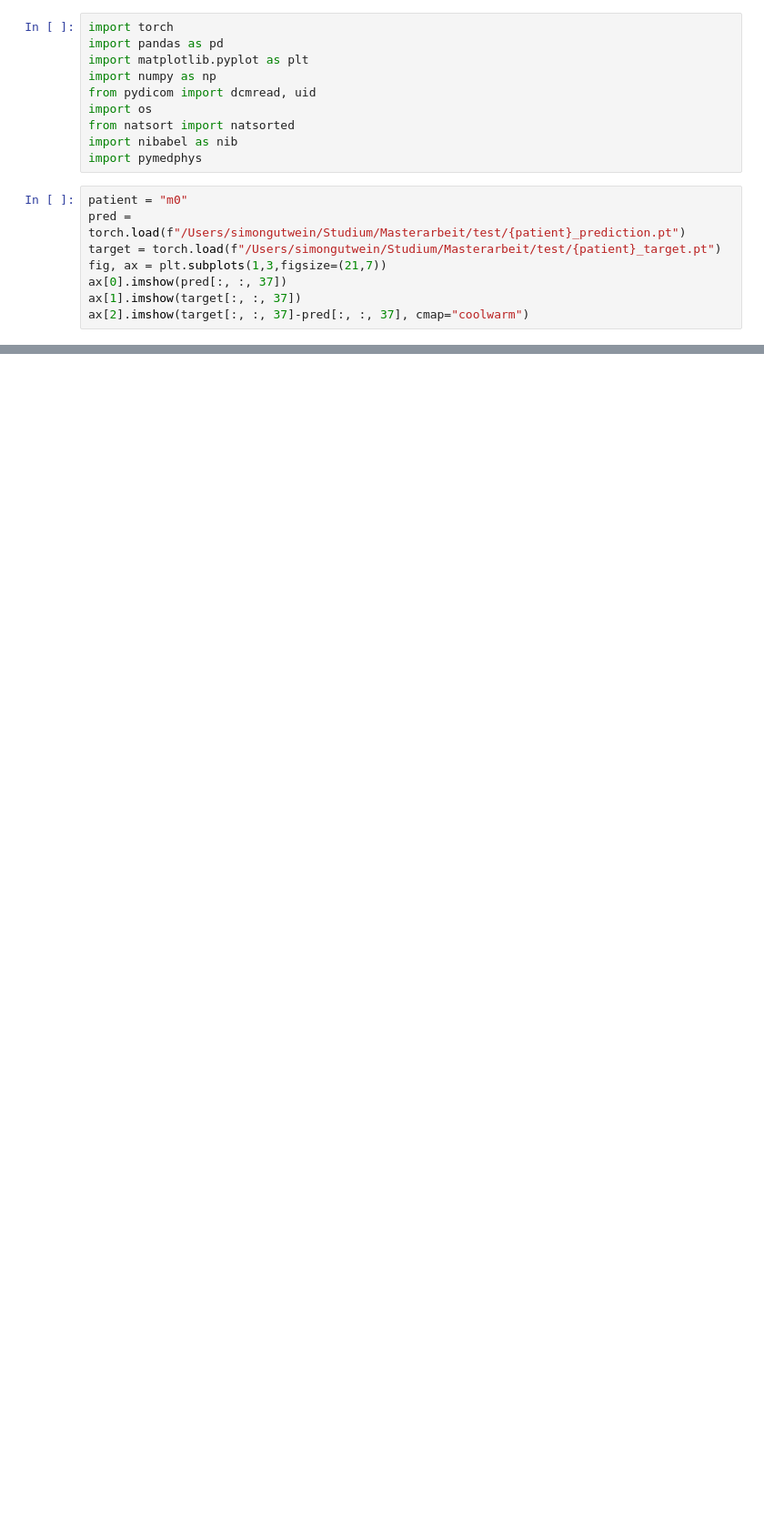
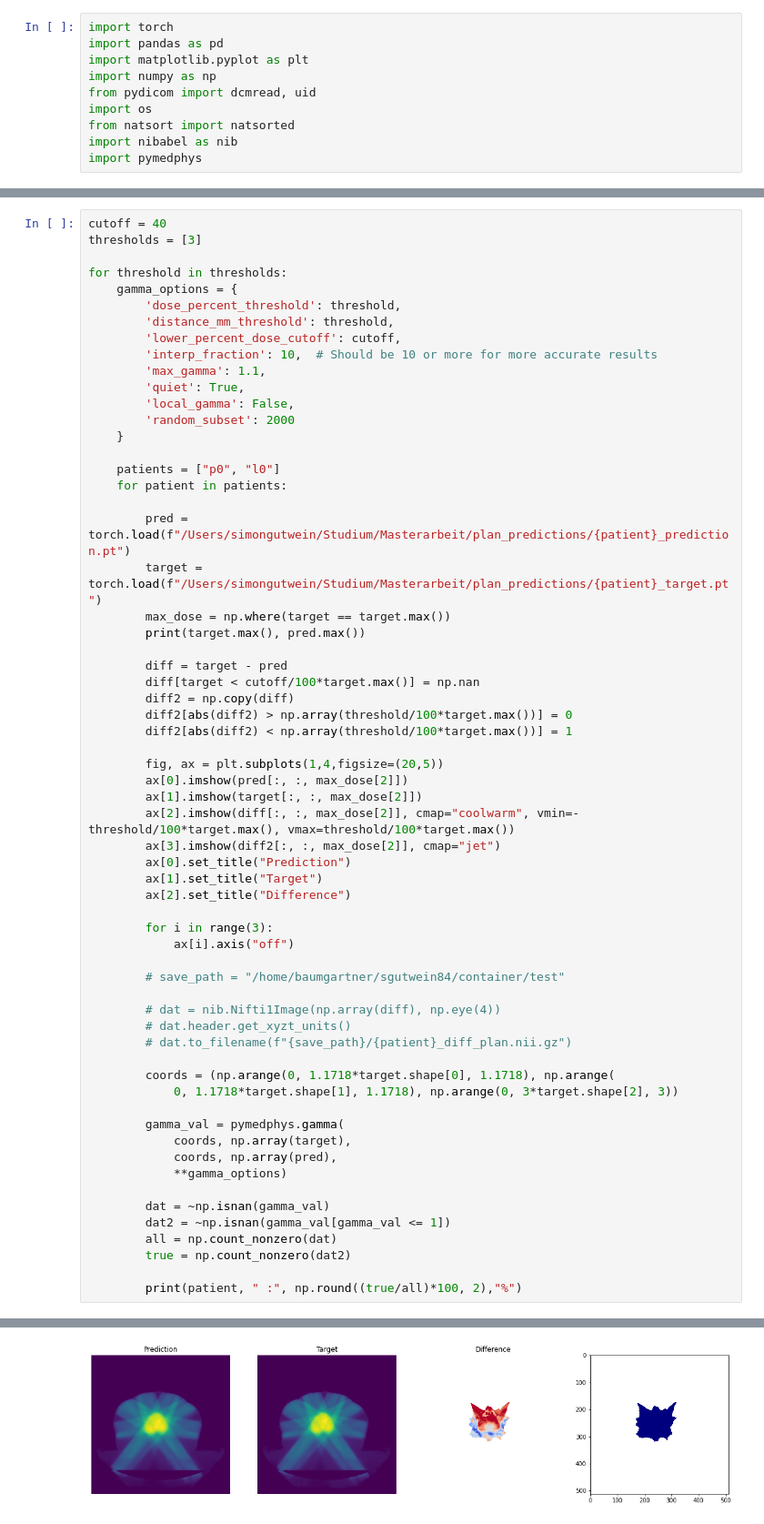
Before and after one commit to schnoritz/Master_Thesis, a Jupyter notebook: pytorch-3DUNet/test.ipynb, the cells around one changed output, grey strips where cells are left out. Shown at 91% size. Cells and saved outputs as stored; diff of their text form; blank space fills up the shorter version.

```diff
--- a/pytorch-3DUNet/test.ipynb
+++ b/pytorch-3DUNet/test.ipynb
@@ -8,11 +8,3 @@ import os
 from natsort import natsorted
 import nibabel as nib
 import pymedphys
-# %%
-patient = "m0"
-pred = torch.load(f"/Users/simongutwein/Studium/Masterarbeit/test/{patient}_prediction.pt")
-target = torch.load(f"/Users/simongutwein/Studium/Masterarbeit/test/{patient}_target.pt")
-fig, ax = plt.subplots(1,3,figsize=(21,7))
-ax[0].imshow(pred[:, :, 37])
-ax[1].imshow(target[:, :, 37])
-ax[2].imshow(target[:, :, 37]-pred[:, :, 37], cmap="coolwarm")
@@ -65,0 +11,63 @@ Complete!
+# %%
+cutoff = 40
+thresholds = [3]
+
+for threshold in thresholds:
+    gamma_options = {
+        'dose_percent_threshold': threshold,
+        'distance_mm_threshold': threshold,
+        'lower_percent_dose_cutoff': cutoff,
+        'interp_fraction': 10,  # Should be 10 or more for more accurate results
+        'max_gamma': 1.1,
+        'quiet': True,
+        'local_gamma': False,
+        'random_subset': 2000
+    }
+
+    patients = ["p0", "l0"]
+    for patient in patients:
+
+        pred = torch.load(f"/Users/simongutwein/Studium/Masterarbeit/plan_predictions/{patient}_prediction.pt")
+        target = torch.load(f"/Users/simongutwein/Studium/Masterarbeit/plan_predictions/{patient}_target.pt")
+        max_dose = np.where(target == target.max())
+        print(target.max(), pred.max())
+
+        diff = target - pred
+        diff[target < cutoff/100*target.max()] = np.nan
+        diff2 = np.copy(diff)
+        diff2[abs(diff2) > np.array(threshold/100*target.max())] = 0
+        diff2[abs(diff2) < np.array(threshold/100*target.max())] = 1
+
+        fig, ax = plt.subplots(1,4,figsize=(20,5))
+        ax[0].imshow(pred[:, :, max_dose[2]])
+        ax[1].imshow(target[:, :, max_dose[2]])
+        ax[2].imshow(diff[:, :, max_dose[2]], cmap="coolwarm", vmin=-threshold/100*target.max(), vmax=threshold/100*target.max())
+        ax[3].imshow(diff2[:, :, max_dose[2]], cmap="jet")
+        ax[0].set_title("Prediction")
+        ax[1].set_title("Target")
+        ax[2].set_title("Difference")
+
+        for i in range(3):
+            ax[i].axis("off")
+
+        # save_path = "/home/baumgartner/sgutwein84/container/test"
+
+        # dat = nib.Nifti1Image(np.array(diff), np.eye(4))
+        # dat.header.get_xyzt_units()
+        # dat.to_filename(f"{save_path}/{patient}_diff_plan.nii.gz")
+
+        coords = (np.arange(0, 1.1718*target.shape[0], 1.1718), np.arange(
+            0, 1.1718*target.shape[1], 1.1718), np.arange(0, 3*target.shape[2], 3))
+
+        gamma_val = pymedphys.gamma(
+            coords, np.array(target),
+            coords, np.array(pred),
+            **gamma_options)
+
+        dat = ~np.isnan(gamma_val)
+        dat2 = ~np.isnan(gamma_val[gamma_val <= 1])
+        all = np.count_nonzero(dat)
+        true = np.count_nonzero(dat2)
+
+        print(patient, " :", np.round((true/all)*100, 2),"%")
+# %% [output]
@@ -65,0 +78 @@ Complete!
+[figure, added]
```
Also changed, not shown: parts of 6 cells of this notebook, 55 other files.
